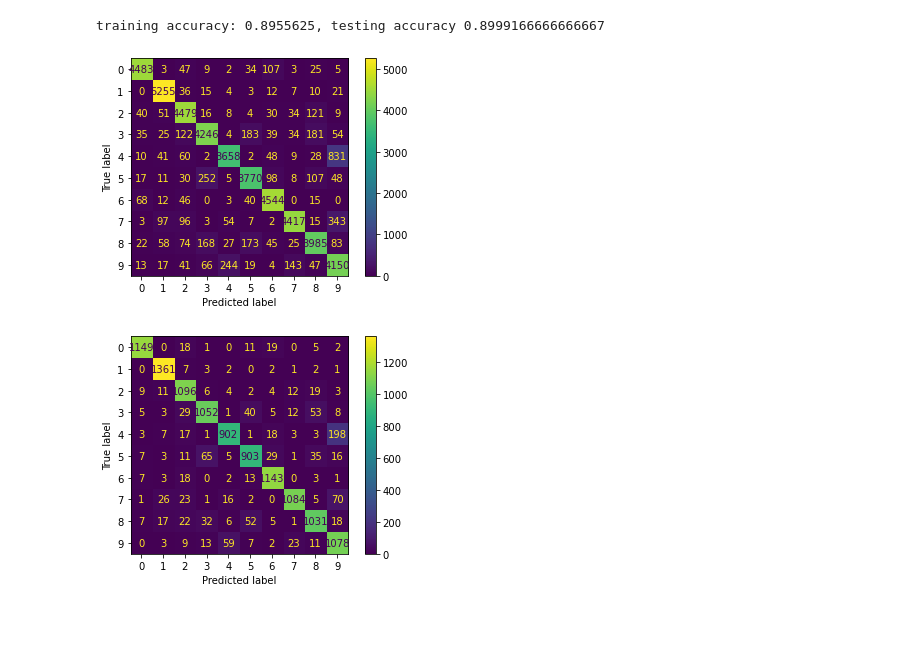
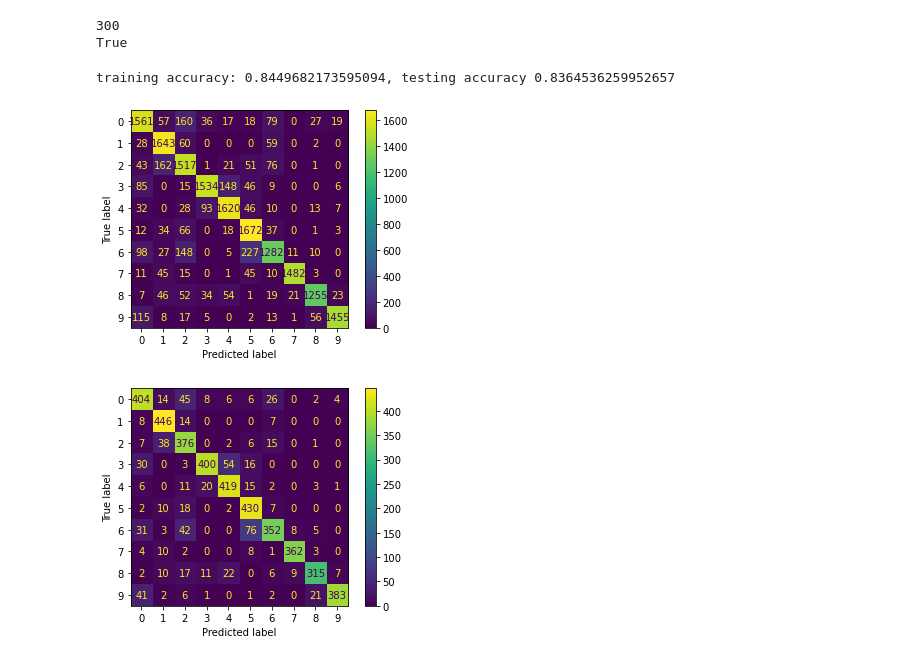
Before and after one commit to jeremy-collins/distracted_driver_detection, a Jupyter notebook: unsupervised.ipynb, the cells around one changed output. Cells and saved outputs as stored; diff of their text form; code cells hidden in the pictures; blank space fills up the shorter version.

Commit message:
working pca+kmeans model on driver data

```diff
--- a/unsupervised.ipynb
+++ b/unsupervised.ipynb
@@ -48,0 +147,14 @@ print(X_train_pca_red.shape)
+# %%
+# compare original and compressed test images
+X_test_pca_recovered = pca_red.inverse_transform(X_test_pca_red)
+for i in range(0, 5):
+    f, axarr = plt.subplots(1, 2)
+    if (gray):
+        img_pca = X_test_pca_recovered[i,:].reshape((H, W))
+        img_orig = X_test[i,:].reshape((H, W))
+    else:
+        img_pca = X_test_pca_recovered[i,:].reshape((H, W, C))
+    #     img_orig = X_train.iloc[i].values.reshape((H, W, C))
+        img_orig = X_test[i,:].reshape((H, W, C))
+    axarr[0].imshow(img_orig, cmap='gray_r')
+    axarr[1].imshow(img_pca, cmap='gray_r')
@@ -49,9 +167,14 @@ print(X_train_pca_red.shape)
 # %%
-# compare original and compressed images
+# compare original and compressed training images
 for i in range(0, 5):
     f, axarr = plt.subplots(1, 2)
-    img_pca = X_train_pca_recovered[i,:].reshape((28, 28))
-    img_orig = X_train.iloc[i].values.reshape((28, 28))
+    if (gray):
+        img_pca = X_train_pca_recovered[i,:].reshape((H, W))
+        img_orig = X_train[i,:].reshape((H, W))
+    else:
+        img_pca = X_train_pca_recovered[i,:].reshape((H, W, C))
+    #     img_orig = X_train.iloc[i].values.reshape((H, W, C))
+        img_orig = X_train[i,:].reshape((H, W, C))
     axarr[0].imshow(img_orig, cmap='gray_r')
     axarr[1].imshow(img_pca, cmap='gray_r')
 # %% [output]
@@ -89,8 +215,10 @@ for i in range(0, len(y_test_pred)):
 # %%
-def metrics_kmeans(y_pred, y_true):
-    #@TODO: roc_auc score
+def metrics_kmeans(y_pred, y_true, confusion=False):
+    #@TODO: roc_auc score?
     kmeans_accuracy = accuracy_score(y_pred, y_true)
-    cm = confusion_matrix(y_true, y_pred)
-    disp = ConfusionMatrixDisplay(confusion_matrix=cm)
-    disp.plot()
+    cm = None
+    if (confusion):
+        cm = confusion_matrix(y_true, y_pred)
+        disp = ConfusionMatrixDisplay(confusion_matrix=cm)
+        disp.plot()
     return kmeans_accuracy, cm
@@ -97,12 +270,19 @@ def metrics_kmeans(y_pred, y_true):
+# %%
+best_k = 300 # tune this
+# y_train_pred, y_test_pred = kmeans_predict(best_k, X_train_pca_red, y_train, X_test_pca_red, y_test)
+y_train_pred, y_test_pred = kmeans_predict(best_k, X_train, y_train, X_test, y_test)
+# %% [output]
+300
+True
 # %%
 # create confusion matrix from kmeans results
 # training accuracy
 
-kmeans_acc_train, cm_train = metrics_kmeans(y_train_pred, y_train)
-kmeans_acc_test, cm_test = metrics_kmeans(y_test_pred, y_test)
+kmeans_acc_train, cm_train = metrics_kmeans(y_train_pred, y_train, confusion=True)
+kmeans_acc_test, cm_test = metrics_kmeans(y_test_pred, y_test, confusion=True)
 
 print('training accuracy: {}, testing accuracy {}'.format(kmeans_acc_train, kmeans_acc_test))
 # %% [output]
-training accuracy: 0.8955625, testing accuracy 0.8999166666666667
+training accuracy: 0.8449682173595094, testing accuracy 0.8364536259952657
-[figure, old version]
+[figure, new version]
-[figure, old version]
+[figure, new version]
```
Also changed, not shown: parts of 10 cells of this notebook.
